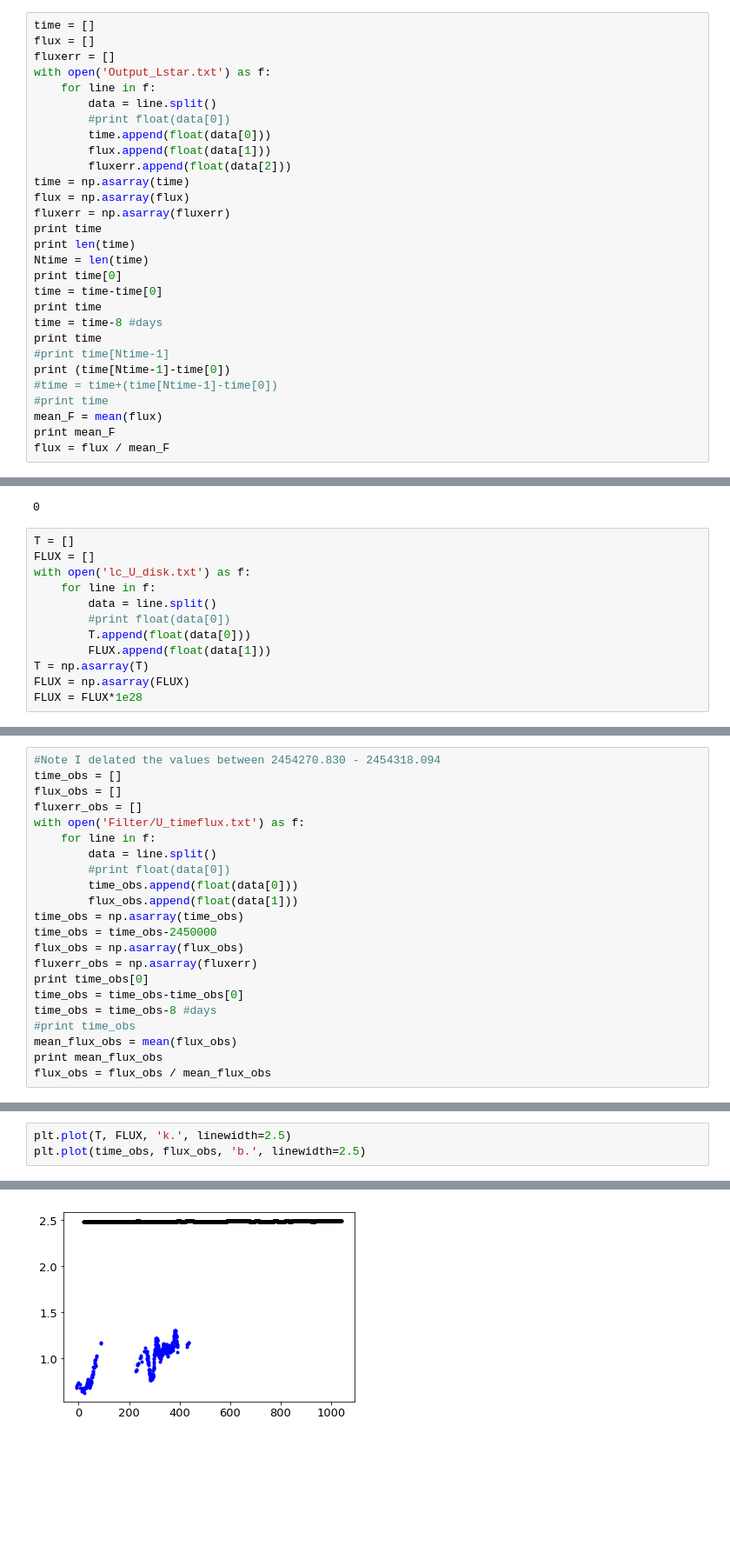
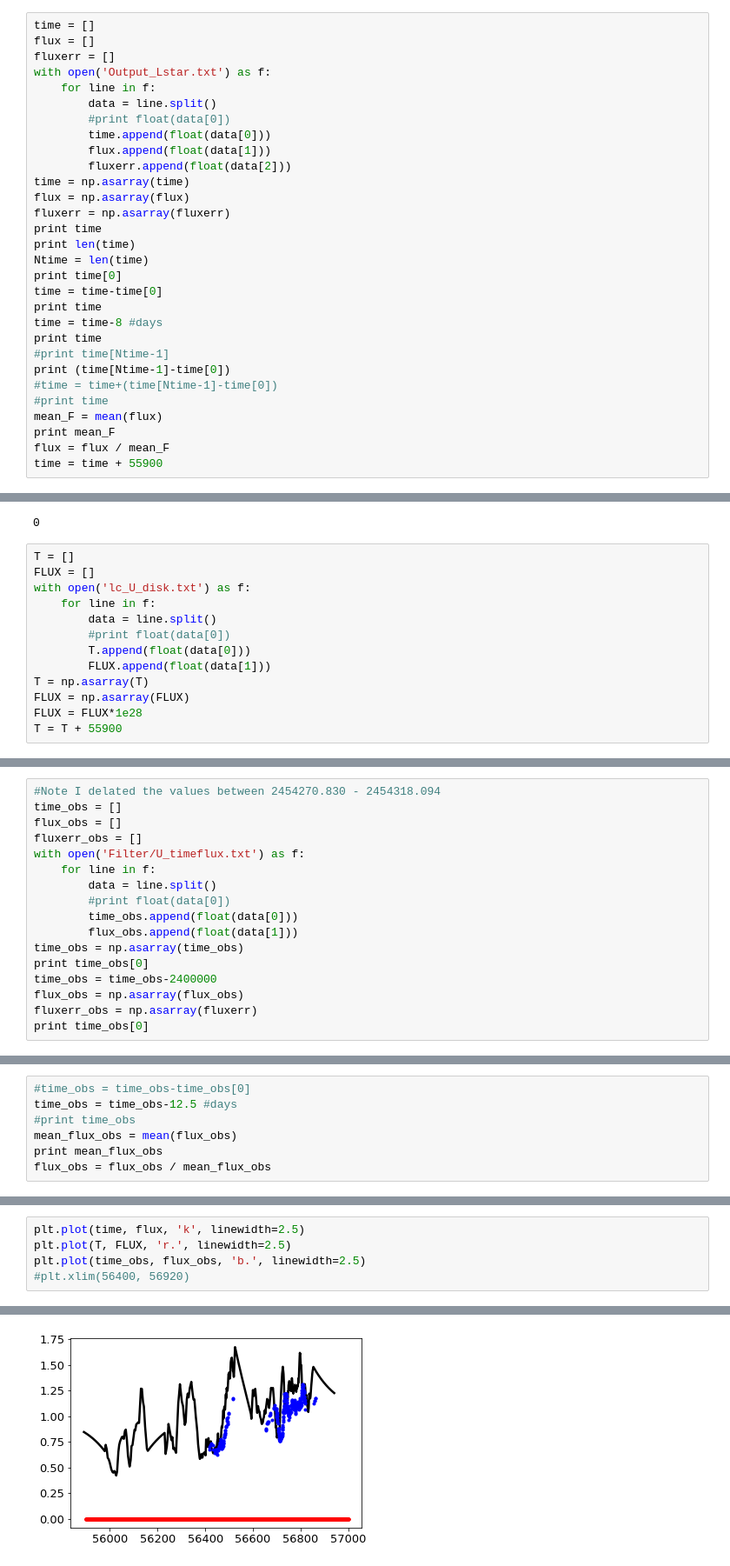
Before and after one commit to husnedereli/Reprocessing_disk, a Jupyter notebook: Compute_UVW2_LC_fitted_with_ADmodel.ipynb, the cells around one changed output, grey strips where cells are left out. Shown at 87% size. Cells and saved outputs as stored; diff of their text form; blank space fills up the shorter version.

```diff
--- a/Compute_UVW2_LC_fitted_with_ADmodel.ipynb
+++ b/Compute_UVW2_LC_fitted_with_ADmodel.ipynb
@@ -50,6 +50,7 @@ print (time[Ntime-1]-time[0])
 mean_F = mean(flux)
 print mean_F
 flux = flux / mean_F
+time = time + 55900
 # %% [output]
 [5914.7813 5914.9485 5915.1157 ... 6962.6193 6962.7865 6962.9537]
 6270
@@ -118,4 +119,5 @@ with open('lc_U_disk.txt') as f:
 T = np.asarray(T)
 FLUX = np.asarray(FLUX)
 FLUX = FLUX*1e28
+T = T + 55900
 # %%
@@ -142,14 +144,9 @@ with open('Filter/U_timeflux.txt') as f:
         time_obs.append(float(data[0]))
         flux_obs.append(float(data[1]))
 time_obs = np.asarray(time_obs)
-time_obs = time_obs-2450000
+print time_obs[0]
+time_obs = time_obs-2400000
 flux_obs = np.asarray(flux_obs)
 fluxerr_obs = np.asarray(fluxerr)
 print time_obs[0]
-time_obs = time_obs-time_obs[0]
-time_obs = time_obs-8 #days
-#print time_obs
-mean_flux_obs = mean(flux_obs)
-print mean_flux_obs
-flux_obs = flux_obs / mean_flux_obs
 # %% [output]
@@ -162,0 +160,7 @@ plt.plot(time_obs, flux_obs, 'b.', linewidth=2.5)
+# %%
+#time_obs = time_obs-time_obs[0]
+time_obs = time_obs-12.5 #days
+#print time_obs
+mean_flux_obs = mean(flux_obs)
+print mean_flux_obs
+flux_obs = flux_obs / mean_flux_obs
@@ -163,6 +174,8 @@ plt.plot(time_obs, flux_obs, 'b.', linewidth=2.5)
 # %%
-plt.plot(T, FLUX, 'k.', linewidth=2.5)
+plt.plot(time, flux, 'k', linewidth=2.5)
+plt.plot(T, FLUX, 'r.', linewidth=2.5)
 plt.plot(time_obs, flux_obs, 'b.', linewidth=2.5)
+#plt.xlim(56400, 56920)
 # %% [output]
 [<matplotlib.lines.Line2D at 0x...>]
-[figure, old version]
+[figure, new version]
```
Also changed, not shown: parts of 7 cells of this notebook, 4 other files.
